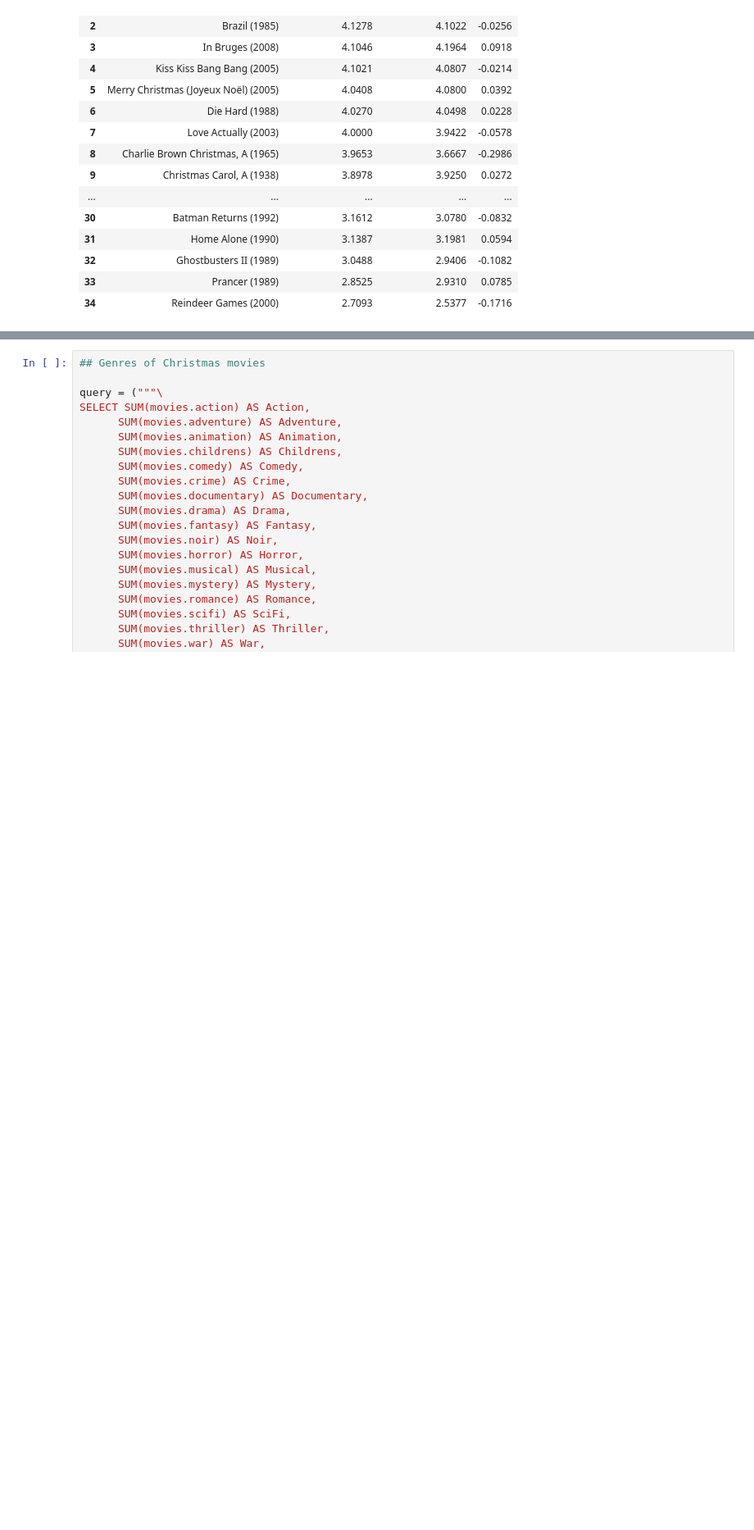
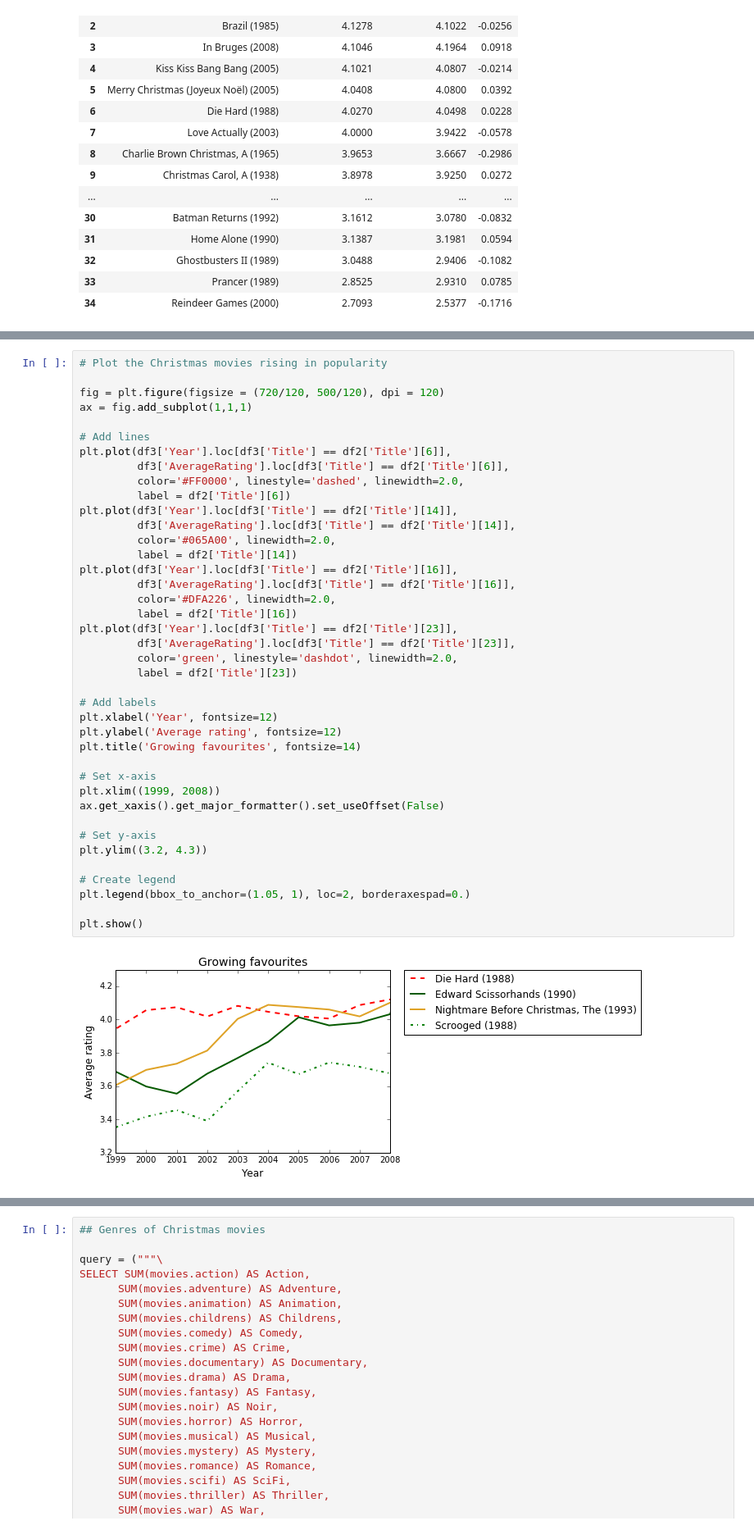
Before and after one commit to t-redactyl/MovieLens-analysis, a Jupyter notebook: Christmas movies scrapping.ipynb, the cells around one changed output, grey strips where cells are left out. Shown at 82% size. Drawn from its saved outputs; the diff is of its cells as text; blank space fills up the shorter version.

```diff
--- a/Christmas movies scrapping.ipynb
+++ b/Christmas movies scrapping.ipynb
@@ -328,0 +341,42 @@ plt.show()
+# %%
+# Plot the Christmas movies rising in popularity
+
+fig = plt.figure(figsize = (720/120, 500/120), dpi = 120)
+ax = fig.add_subplot(1,1,1)
+
+# Add lines
+plt.plot(df3['Year'].loc[df3['Title'] == df2['Title'][6]],
+         df3['AverageRating'].loc[df3['Title'] == df2['Title'][6]],
+         color='#FF0000', linestyle='dashed', linewidth=2.0,
+         label = df2['Title'][6])
+plt.plot(df3['Year'].loc[df3['Title'] == df2['Title'][14]],
+         df3['AverageRating'].loc[df3['Title'] == df2['Title'][14]],
+         color='#065A00', linewidth=2.0,
+         label = df2['Title'][14])
+plt.plot(df3['Year'].loc[df3['Title'] == df2['Title'][16]],
+         df3['AverageRating'].loc[df3['Title'] == df2['Title'][16]],
+         color='#DFA226', linewidth=2.0,
+         label = df2['Title'][16])
+plt.plot(df3['Year'].loc[df3['Title'] == df2['Title'][23]],
+         df3['AverageRating'].loc[df3['Title'] == df2['Title'][23]],
+         color='green', linestyle='dashdot', linewidth=2.0,
+         label = df2['Title'][23])
+
+# Add labels
+plt.xlabel('Year', fontsize=12)
+plt.ylabel('Average rating', fontsize=12)
+plt.title('Growing favourites', fontsize=14)
+
+# Set x-axis
+plt.xlim((1999, 2008))
+ax.get_xaxis().get_major_formatter().set_useOffset(False)
+
+# Set y-axis
+plt.ylim((3.2, 4.3))
+
+# Create legend
+plt.legend(bbox_to_anchor=(1.05, 1), loc=2, borderaxespad=0.)
+
+plt.show()
+# %% [output]
+[figure, added]
```
Also changed, not shown: parts of 4 cells of this notebook.
